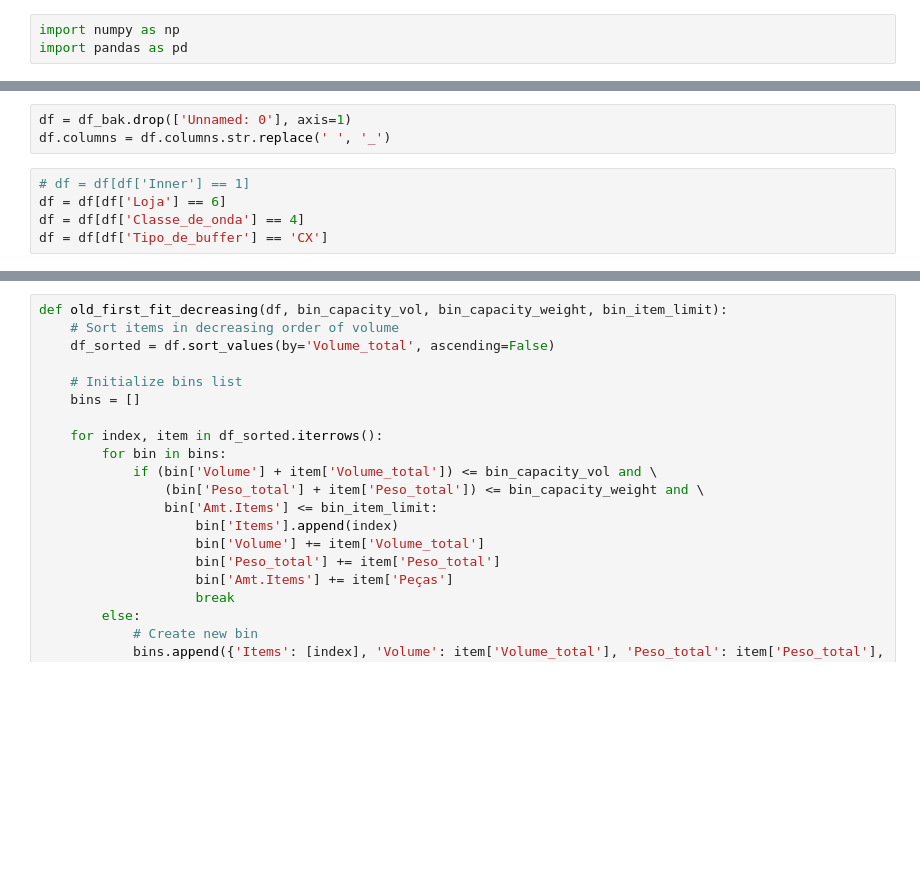
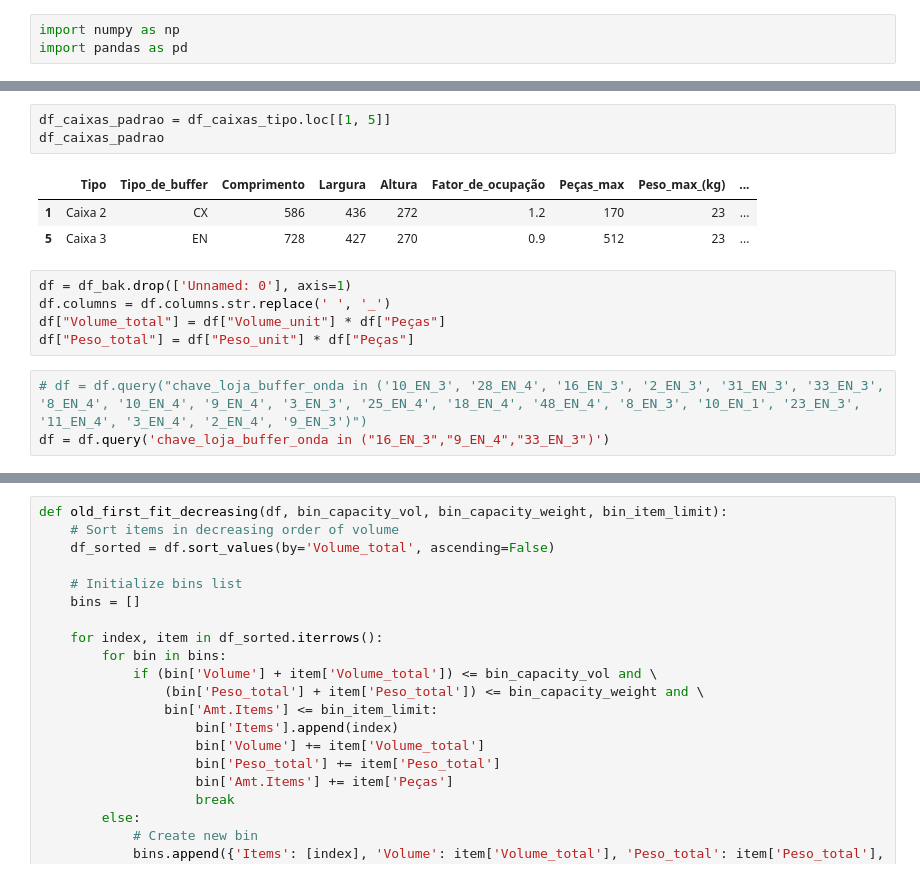
Before and after one commit to CandaPin/Resolucao_Problemas, a Jupyter notebook: 02-Notebook/03-eb-FirstFitDecreasing.ipynb, the cells around one changed output, grey strips where cells are left out. Cells and saved outputs as stored; diff of their text form; blank space fills up the shorter version.

```diff
--- a/02-Notebook/03-eb-FirstFitDecreasing.ipynb
+++ b/02-Notebook/03-eb-FirstFitDecreasing.ipynb
@@ -6,11 +20,18 @@ df_bak = pd.read_excel('../01-Data/ordens_pre_process.xlsx')
+# %%
+df_caixas_padrao = df_caixas_tipo.loc[[1, 5]]
+df_caixas_padrao
+# %% [output]
+|  | Tipo | Tipo_de_buffer | Comprimento | Largura | Altura | Fator_de_ocupação | Peças_max | Peso_max_(kg) | ... |
+| 1 | Caixa 2 | CX | 586 | 436 | 272 | 1.2 | 170 | 23 | ... |
+| 5 | Caixa 3 | EN | 728 | 427 | 270 | 0.9 | 512 | 23 | ... |
 # %%
 df = df_bak.drop(['Unnamed: 0'], axis=1)
 df.columns = df.columns.str.replace(' ', '_')
+df["Volume_total"] = df["Volume_unit"] * df["Peças"]
+df["Peso_total"] = df["Peso_unit"] * df["Peças"]
-# %%
-# df = df[df['Inner'] == 1]
-df = df[df['Loja'] == 6]
-df = df[df['Classe_de_onda'] == 4]
-df = df[df['Tipo_de_buffer'] == 'CX']
+# %%
+# df = df.query("chave_loja_buffer_onda in ('10_EN_3', '28_EN_4', '16_EN_3', '2_EN_3', '31_EN_3', '33_EN_3', '8_EN_4', '10_EN_4', '9_EN_4', '3_EN_3', '25_EN_4', '18_EN_4', '48_EN_4', '8_EN_3', '10_EN_1', '23_EN_3', '11_EN_4', '3_EN_4', '2_EN_4', '9_EN_3')")
+df = df.query('chave_loja_buffer_onda in ("16_EN_3","9_EN_4","33_EN_3")')
 # %%
 print(df['Inner'].unique())
 # %% [output]
```
Also changed, not shown: parts of 9 cells of this notebook.
